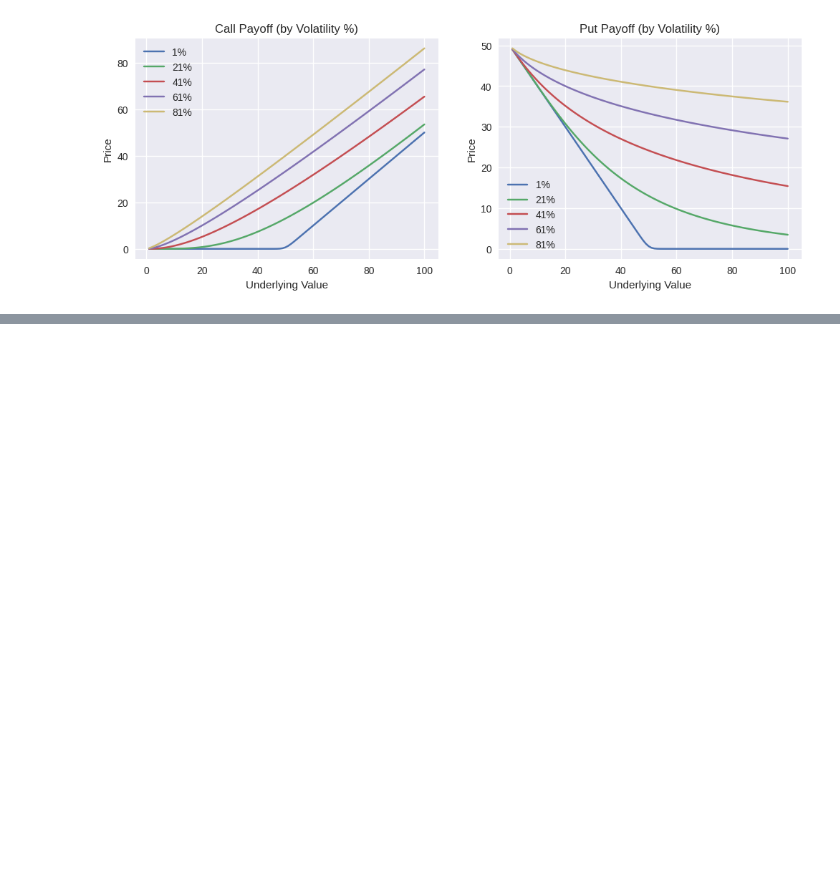
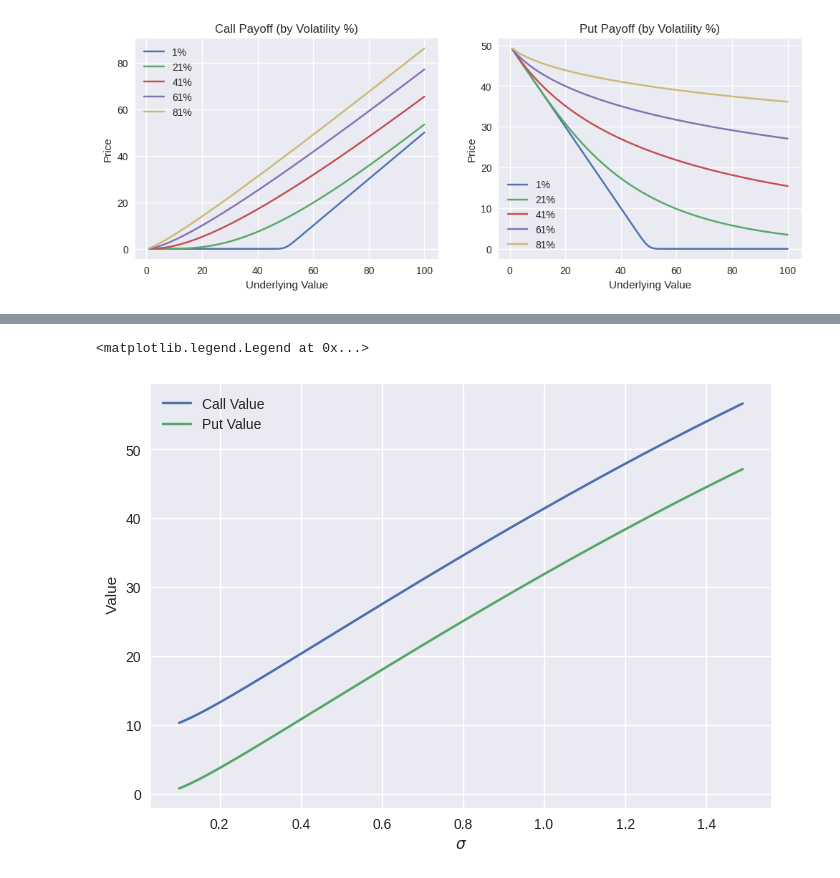
Before and after one commit to Ravindra1972/Anaytics-in-finance-using-Python, a Jupyter notebook: Derivatives_Pricing.ipynb, the cells around one changed output, grey strips where cells are left out. Drawn from its saved outputs; the diff is of its cells as text; code cells hidden in the pictures; blank space fills up the shorter version.

```diff
--- a/Derivatives_Pricing.ipynb
+++ b/Derivatives_Pricing.ipynb
@@ -338,0 +610,18 @@ plt.show()
+# %%
+# σ(volatility) Effect on Black-Scholes Value
+K = 100
+r = 0.1
+T = 1
+Sigmas = np.arange(0.1, 1.5, 0.01)
+S = 100
+
+calls = [BS_CALL(S, K, T, r, sig) for sig in Sigmas]
+puts = [BS_PUT(S, K, T, r, sig) for sig in Sigmas]
+plt.plot(Sigmas, calls, label='Call Value')
+plt.plot(Sigmas, puts, label='Put Value')
+plt.xlabel('$\sigma$')
+plt.ylabel(' Value')
+plt.legend()
+# %% [output]
+<matplotlib.legend.Legend at 0x...>
+[figure, added]
```
Also changed, not shown: parts of 20 cells of this notebook.
